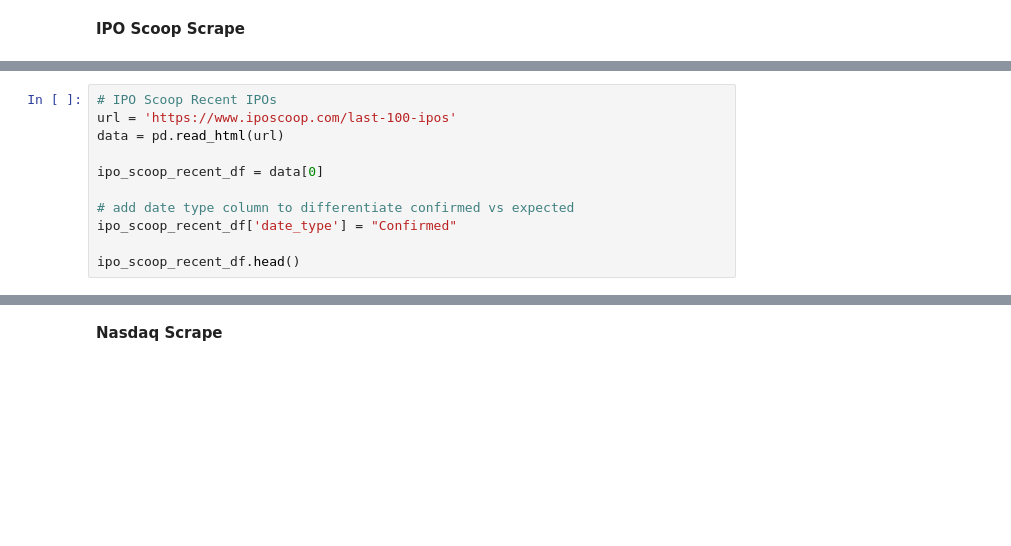
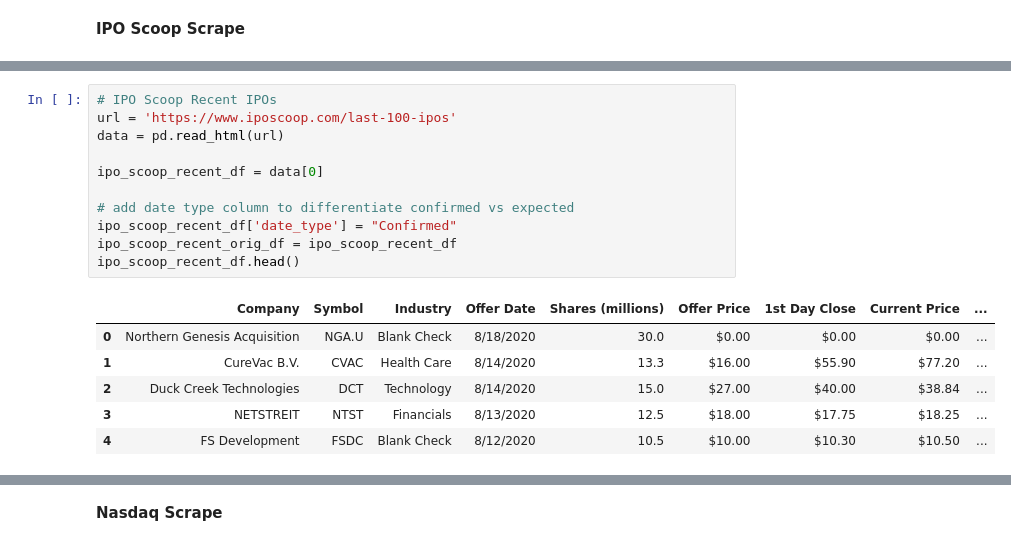
Before and after one commit to admiral810/IPO_tracker, a Jupyter notebook: get_IPO_data.ipynb, the cells around one changed output, grey strips where cells are left out. Drawn from its saved outputs; the diff is of its cells as text; blank space fills up the shorter version.

```diff
--- a/get_IPO_data.ipynb
+++ b/get_IPO_data.ipynb
@@ -69,14 +112,21 @@ ipo_scoop_upcoming_df.head()
 # %%
 # IPO Scoop Recent IPOs
 url = 'https://www.iposcoop.com/last-100-ipos'
 data = pd.read_html(url)
 
 ipo_scoop_recent_df = data[0]
 
 # add date type column to differentiate confirmed vs expected
 ipo_scoop_recent_df['date_type'] = "Confirmed"
-
+ipo_scoop_recent_orig_df = ipo_scoop_recent_df
 ipo_scoop_recent_df.head()
+# %% [output]
+|  | Company | Symbol | Industry | Offer Date | Shares (millions) | Offer Price | 1st Day Close | Current Price | ... |
+| 0 | Northern Genesis Acquisition | NGA.U | Blank Check | 8/18/2020 | 30.0 | $0.00 | $0.00 | $0.00 | ... |
+| 1 | CureVac B.V. | CVAC | Health Care | 8/14/2020 | 13.3 | $16.00 | $55.90 | $77.20 | ... |
+| 2 | Duck Creek Technologies | DCT | Technology | 8/14/2020 | 15.0 | $27.00 | $40.00 | $38.84 | ... |
+| 3 | NETSTREIT | NTST | Financials | 8/13/2020 | 12.5 | $18.00 | $17.75 | $18.25 | ... |
+| 4 | FS Development | FSDC | Blank Check | 8/12/2020 | 10.5 | $10.00 | $10.30 | $10.50 | ... |
 # %%
 # IPO Scoop Recent IPOs - reduce to primary info
 ipo_scoop_recent_df = ipo_scoop_recent_df[["Symbol", "Company", "Offer Date", "date_type"]]
```
Also changed, not shown: parts of 18 cells of this notebook, 1 other file.
